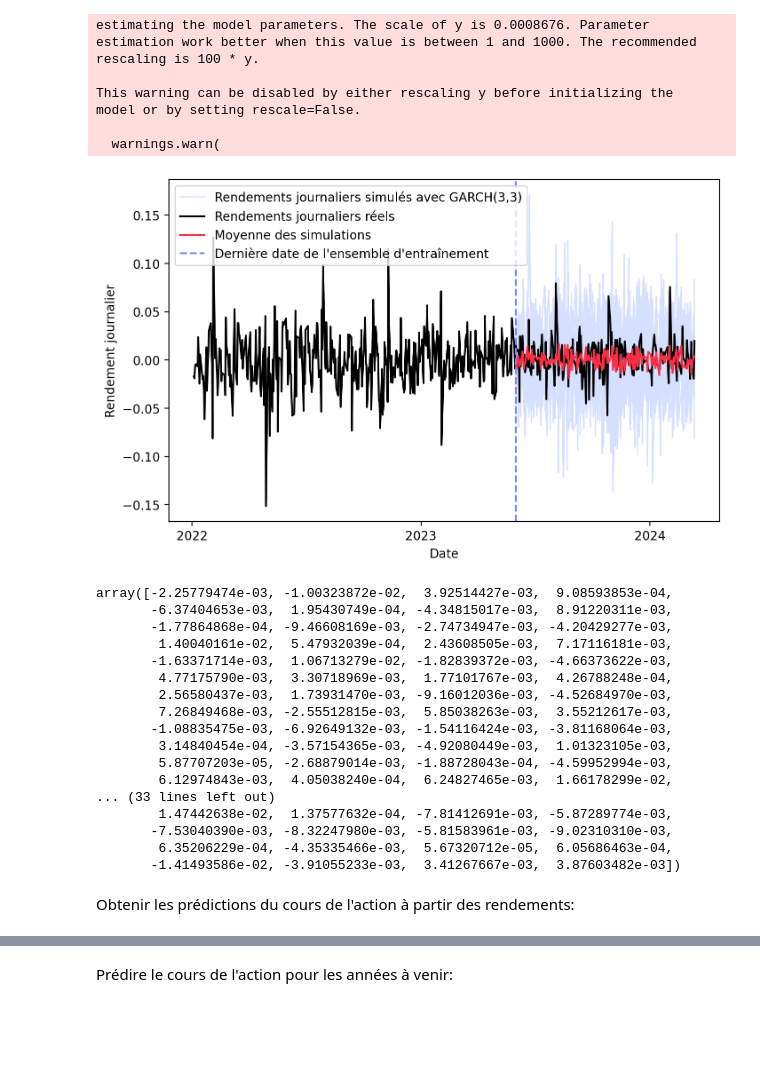
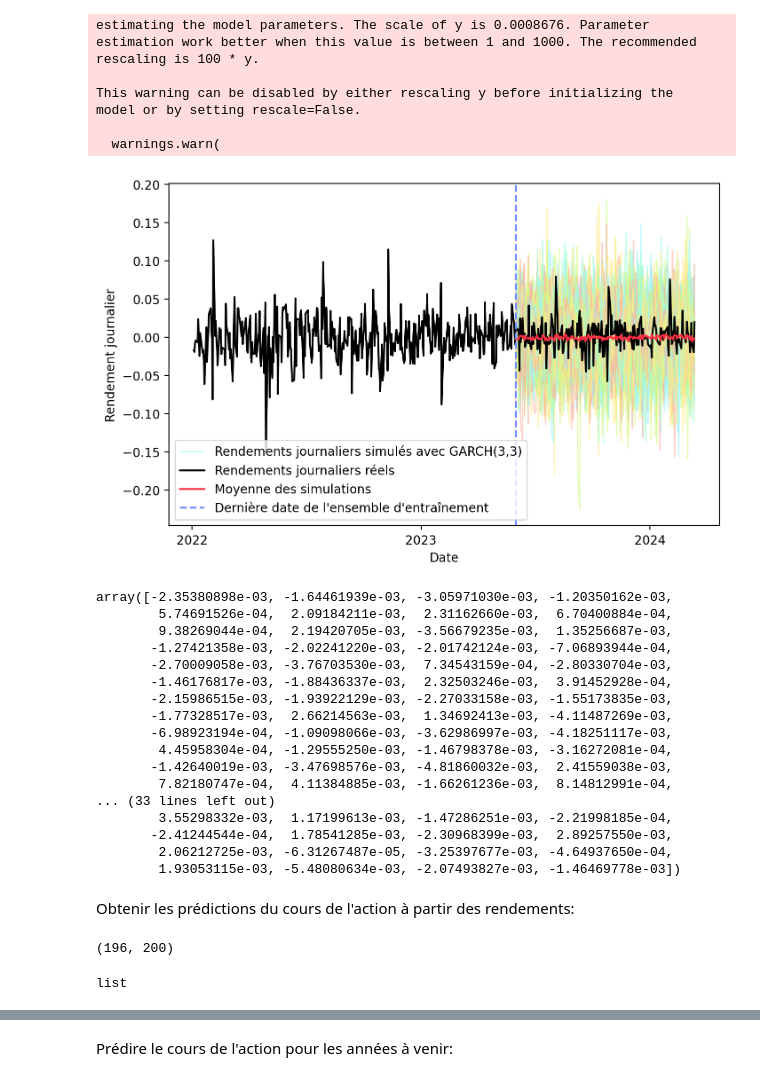
Before and after one commit to tessbreton/map565-project, a Jupyter notebook: notebooks/financial.ipynb, the cells around one changed output, grey strips where cells are left out. Cells and saved outputs as stored; diff of their text form; code cells hidden in the pictures; blank space fills up the shorter version.

```diff
--- a/notebooks/financial.ipynb
+++ b/notebooks/financial.ipynb
@@ -279,53 +279,64 @@ sims = forecasts.simulations
 # %%
 plt.figure(figsize=(8,5), dpi=200)
 
-nb_sim = 20
+nb_sim = 200
+colors = ['#A0FFCE', "#A0F4FF", "#D0FB85", "#FFB19F", "#FFEC88"]
+
 
 mean_simulations = np.mean(sims.values[-1, :nb_sim], axis=0)
 
 # Plot simulations
-plt.plot(df_amzn.index[x], sims.values[-1, :nb_sim].T, color=simulations_color, linewidth=1, label=f'Rendements journaliers simulés avec GARCH({p},{q})')
+for i in range(nb_sim):
+    plt.plot(df_amzn.index[x], sims.values[-1, i].T, color=colors[i%5], alpha=0.6, linewidth=1, label=f'Rendements journaliers simulés avec GARCH({p},{q})')
 
 # Plotting ground truth data
 plt.plot(df_amzn.index, df_amzn['return'], label='Rendements journaliers réels', color=gt_color)
 
 # Plot mean over all simulations for each timestamp
 plt.plot(df_amzn.index[x], mean_simulations, color=mean_color, label="Moyenne des simulations")
 
 # Plot vertical line to split train/test
 plt.axvline(x=split_date, linestyle='--', color=dashed_line_color, label="Dernière date de l'ensemble d'entraînement")
 
 plt.ylabel('Rendement journalier')
 plt.xlabel('Date')
 year_ticks()
 legend_unique_labels()
 
 plt.show()
 # %% [output]
-[figure, old version]
+[figure, new version]
 # %%
 mean_simulations
 # %% [output]
-array([-2.25779474e-03, -1.00323872e-02,  3.92514427e-03,  9.08593853e-04,
-       -6.37404653e-03,  1.95430749e-04, -4.34815017e-03,  8.91220311e-03,
-       -1.77864868e-04, -9.46608169e-03, -2.74734947e-03, -4.20429277e-03,
-        1.40040161e-02,  5.47932039e-04,  2.43608505e-03,  7.17116181e-03,
-       -1.63371714e-03,  1.06713279e-02, -1.82839372e-03, -4.66373622e-03,
-        4.77175790e-03,  3.30718969e-03,  1.77101767e-03,  4.26788248e-04,
-        2.56580437e-03,  1.73931470e-03, -9.16012036e-03, -4.52684970e-03,
-        7.26849468e-03, -2.55512815e-03,  5.85038263e-03,  3.55212617e-03,
-       -1.08835475e-03, -6.92649132e-03, -1.54116424e-03, -3.81168064e-03,
-        3.14840454e-04, -3.57154365e-03, -4.92080449e-03,  1.01323105e-03,
-        5.87707203e-05, -2.68879014e-03, -1.88728043e-04, -4.59952994e-03,
-        6.12974843e-03,  4.05038240e-04,  6.24827465e-03,  1.66178299e-02,
+array([-2.35380898e-03, -1.64461939e-03, -3.05971030e-03, -1.20350162e-03,
+        5.74691526e-04,  2.09184211e-03,  2.31162660e-03,  6.70400884e-04,
+        9.38269044e-04,  2.19420705e-03, -3.56679235e-03,  1.35256687e-03,
+       -1.27421358e-03, -2.02241220e-03, -2.01742124e-03, -7.06893944e-04,
+       -2.70009058e-03, -3.76703530e-03,  7.34543159e-04, -2.80330704e-03,
+       -1.46176817e-03, -1.88436337e-03,  2.32503246e-03,  3.91452928e-04,
+       -2.15986515e-03, -1.93922129e-03, -2.27033158e-03, -1.55173835e-03,
+       -1.77328517e-03,  2.66214563e-03,  1.34692413e-03, -4.11487269e-03,
+       -6.98923194e-04, -1.09098066e-03, -3.62986997e-03, -4.18251117e-03,
+        4.45958304e-04, -1.29555250e-03, -1.46798378e-03, -3.16272081e-04,
+       -1.42640019e-03, -3.47698576e-03, -4.81860032e-03,  2.41559038e-03,
+        7.82180747e-04,  4.11384885e-03, -1.66261236e-03,  8.14812991e-04,
 ... (33 lines left out)
-        1.47442638e-02,  1.37577632e-04, -7.81412691e-03, -5.87289774e-03,
-       -7.53040390e-03, -8.32247980e-03, -5.81583961e-03, -9.02310310e-03,
-        6.35206229e-04, -4.35335466e-03,  5.67320712e-05,  6.05686463e-04,
-       -1.41493586e-02, -3.91055233e-03,  3.41267667e-03,  3.87603482e-03])
+        3.55298332e-03,  1.17199613e-03, -1.47286251e-03, -2.21998185e-04,
+       -2.41244544e-04,  1.78541285e-03, -2.30968399e-03,  2.89257550e-03,
+        2.06212725e-03, -6.31267487e-05, -3.25397677e-03, -4.64937650e-04,
+        1.93053115e-03, -5.48080634e-03, -2.07493827e-03, -1.46469778e-03])
 # %% [markdown]
 Obtenir les prédictions du cours de l'action à partir des rendements:
 # %%
 # Get the last observed closing price before the split date
 prev_close = df_amzn['close'].iloc[split_index - 1]
 predicted_prices = get_predicted_prices(sims, nb_sim, prev_close)
+# %%
+np.shape(predicted_prices[1:])
+# %% [output]
+(196, 200)
+# %%
+type(predicted_prices[1:])
+# %% [output]
+list
```
Also changed, not shown: parts of 11 cells of this notebook, 2 other files.
